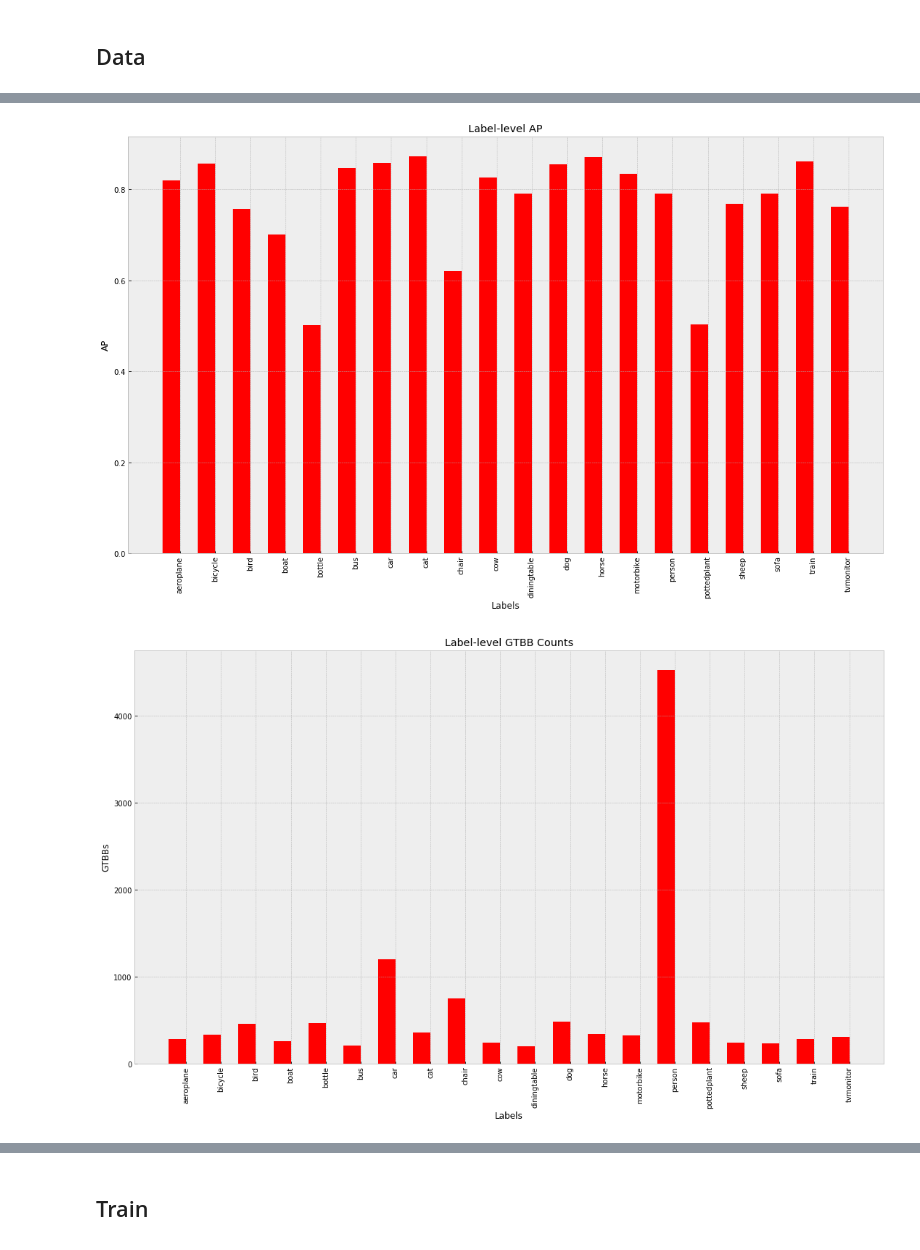
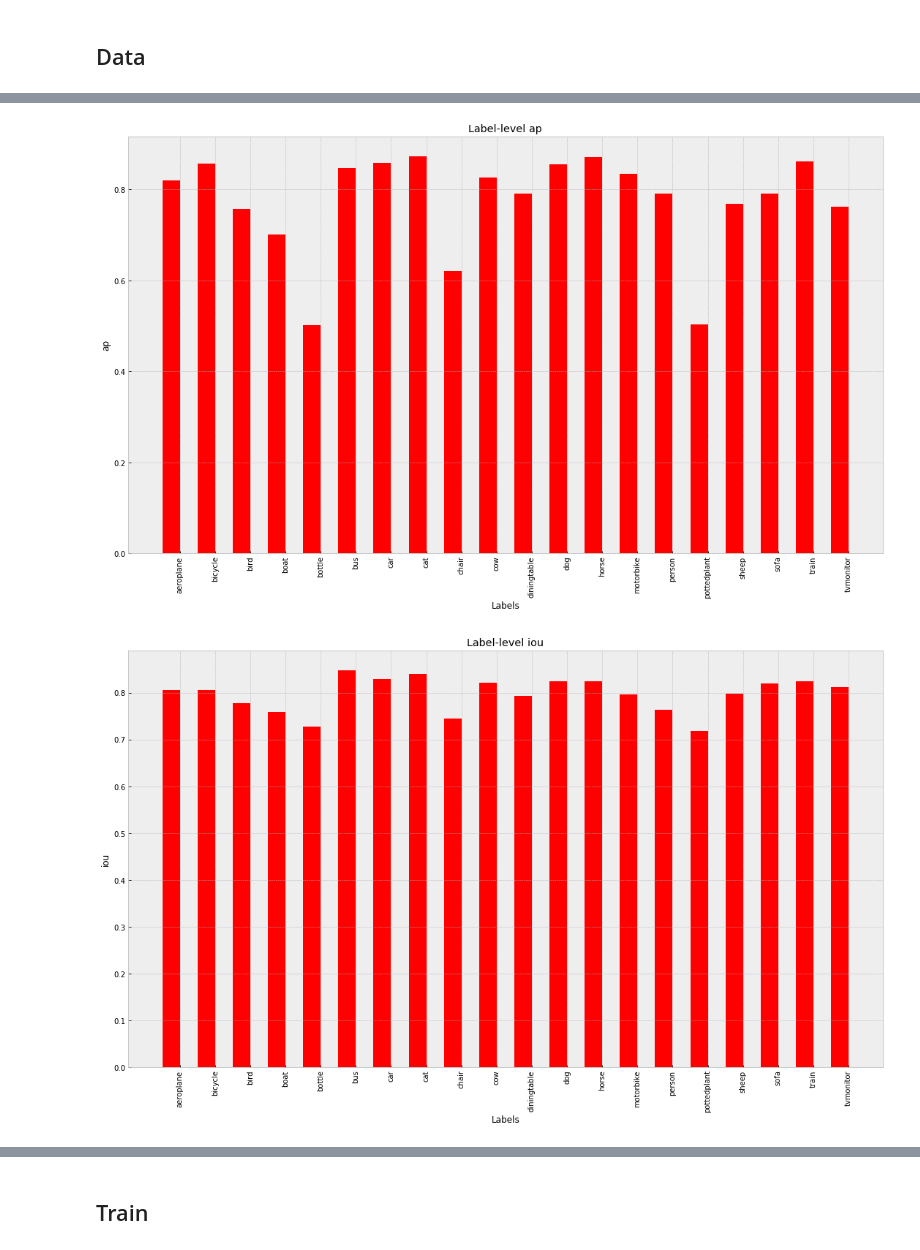
Before and after one commit to bfortuner/VOCdetect, a Jupyter notebook: explore-pascal-voc.ipynb, the cells around one changed output, grey strips where cells are left out. Cells and saved outputs as stored; diff of their text form; code cells hidden in the pictures.

```diff
--- a/explore-pascal-voc.ipynb
+++ b/explore-pascal-voc.ipynb
@@ -9,12 +15,12 @@ import competitions.pascalvoc as comp;
 # %%
-comp.make_metadata_file('2007')
-comp.make_metadata_file('2012')
+# comp.make_metadata_file('2007')
+# comp.make_metadata_file('2012')
 meta2007 = comp.load_metadata('2007')
 meta2012 = comp.load_metadata('2012')
 fold2007 = comp.make_2007_fold()
 fold2012 = comp.make_2012_fold()
-meta = meta2007
-fold = fold2007
+meta = meta2012
+fold = fold2012
 print("val",len(fold['val']), 'trn',len(fold['trn']), 'tst',len(fold['tst']))
 
 TRAIN_PATH = meta['img_dir']
@@ -159,10 +176,11 @@ pred = predictions.bboxes.predict(model, img, dims, detect, thresh=0.6)
 preds = predictions.bboxes.get_predictions(model, tst_loader, detect, thresh=0.01)
 targs = {id_: meta['imgs'][id_] for id_ in tst_loader.dataset.img_ids}
 # %%
-label_level_aps = metrics.get_bb_label_level_aps(preds, targs, cfg.LABEL_NAMES, overlap_thresh=0.5)
+label_level_metrics = metrics.bboxes.get_bb_label_level_metrics(preds, targs, cfg.LABEL_NAMES, overlap_thresh=0.5)
 # %%
-metrics.bboxes.plot_label_level_aps(label_level_aps)
-metrics.bboxes.plot_label_level_bb_counts(label_level_aps)
-df = metrics.bboxes.get_label_level_bb_metrics(label_level_aps)
+metrics.bboxes.plot_label_level_metric(label_level_metrics, 'ap')
+metrics.bboxes.plot_label_level_metric(label_level_metrics, 'iou')
+metrics.bboxes.plot_label_level_metric(label_level_metrics, 'total_gt_bbs')
+df = metrics.bboxes.get_label_level_bb_metrics(label_level_metrics)
 df
 # %% [output]
@@ -186,2 +204,2 @@ df
 [figure]
-[figure, old version]
+[figure, new version]
```
Also changed, not shown: parts of 11 cells of this notebook, 8 other files.
